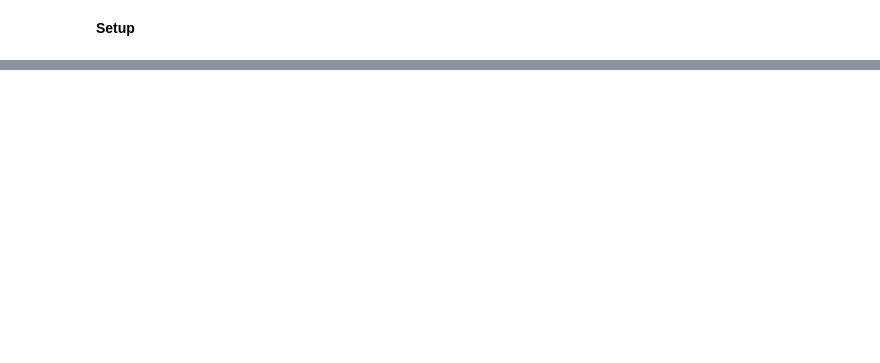
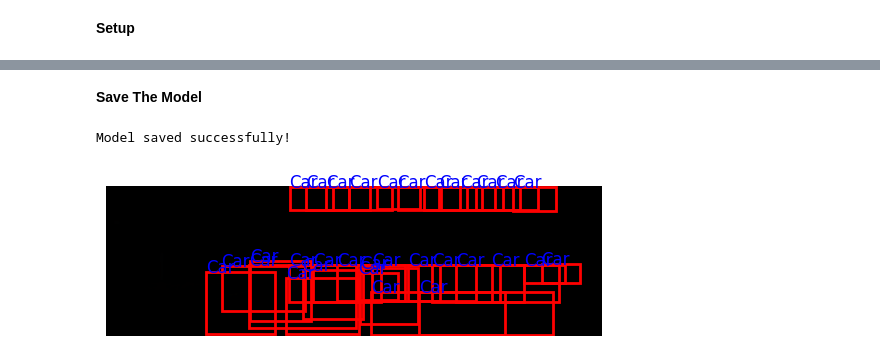
Before and after one commit to Drira22/Stereo-ADAS-detection-tracking, a Jupyter notebook: notebook.ipynb, the cells around one changed output, grey strips where cells are left out. Saved outputs shown, nothing was run; the diff lists cells and outputs as text; code cells hidden in the pictures; blank space fills up the shorter version.

```diff
--- a/notebook.ipynb
+++ b/notebook.ipynb
@@ -272,0 +587,79 @@ print(f"Model is ready and moved to: {device}")
+# %% [markdown]
+**Save The Model**
+# %%
+# Save the trained model's state_dict
+torch.save(model.state_dict(), 'faster_rcnn_kitti.pth')
+print("Model saved successfully!")
+# %% [output]
+Model saved successfully!
+# %%
+import torch
+import matplotlib.pyplot as plt
+import numpy as np
+import os
+
+# Define the path to the test images
+test_image_dir = './data/data_object_image_2/testing/image_2/'
+
+# Function to visualize predictions on the image
+def visualize_predictions(image, predictions, class_names):
+    """
+    Display image with predicted bounding boxes and class labels.
+    Args:
+    - image: Input image tensor of shape [C, H, W]
+    - predictions: Model's output containing 'boxes' and 'labels'
+    - class_names: List of class names corresponding to the labels
+    """
+    # Move the image to CPU and convert to NumPy format
+    image = image.cpu().permute(1, 2, 0).numpy()
+
+    # Plot the image
+    plt.imshow(image)
+    ax = plt.gca()
+
+    # Draw bounding boxes and class labels
+    for box, label in zip(predictions['boxes'], predictions['labels']):
+        # Move tensors to CPU and extract values
+        box = box.cpu().numpy()
+        label = label.cpu().item()
+
+        # Extract box coordinates (xmin, ymin, xmax, ymax)
+        xmin, ymin, xmax, ymax = box
+
+        # Draw a rectangle around the detected object
+        rect = plt.Rectangle((xmin, ymin), xmax - xmin, ymax - ymin,
+                             fill=False, color='red', linewidth=2)
+        ax.add_patch(rect)
+
+        # Add the class label text near the top-left corner of the box
+        ax.text(xmin, ymin, class_names[label], color='blue', fontsize=12)
+
+    plt.axis('off')
+    plt.show()
+
+# List all test images
+test_image_files = sorted(os.listdir(test_image_dir))
+
+# Select a test image for inference
+test_image_path = os.path.join(test_image_dir, test_image_files[0])
+
+# Load the test image using OpenCV and convert it to a PyTorch tensor
+image = plt.imread(test_image_path)  # Or use cv2.imread() if OpenCV is preferred
+image = torch.tensor(image, dtype=torch.float32).permute(2, 0, 1) / 255.0  # Normalize
+image = image.unsqueeze(0).to(device)  # Add batch dimension and move to GPU/CPU
+
+# Set the model to evaluation mode and perform inference
+model.eval()
+with torch.no_grad():
+    predictions = model(image)[0]  # Get the first result from the batch
+
+# Define the KITTI class names (for the labels)
+class_names = [
+    "Background", "Car", "Pedestrian", "Cyclist", "Truck",
+    "Van", "Tram", "Person_sitting", "Misc", "DontCare"
+]
+
+# Visualize the predictions on the selected test image
+visualize_predictions(image[0], predictions, class_names)
+# %% [output]
+[figure, added]
```
Also changed, not shown: parts of 21 cells of this notebook.
